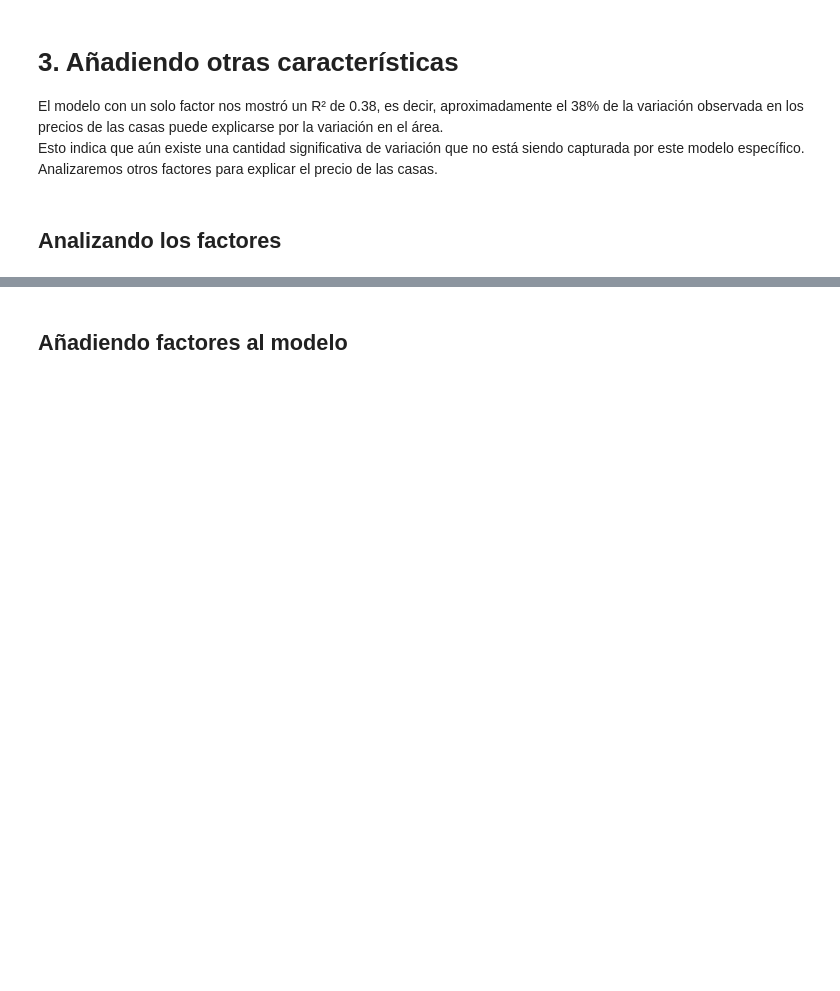
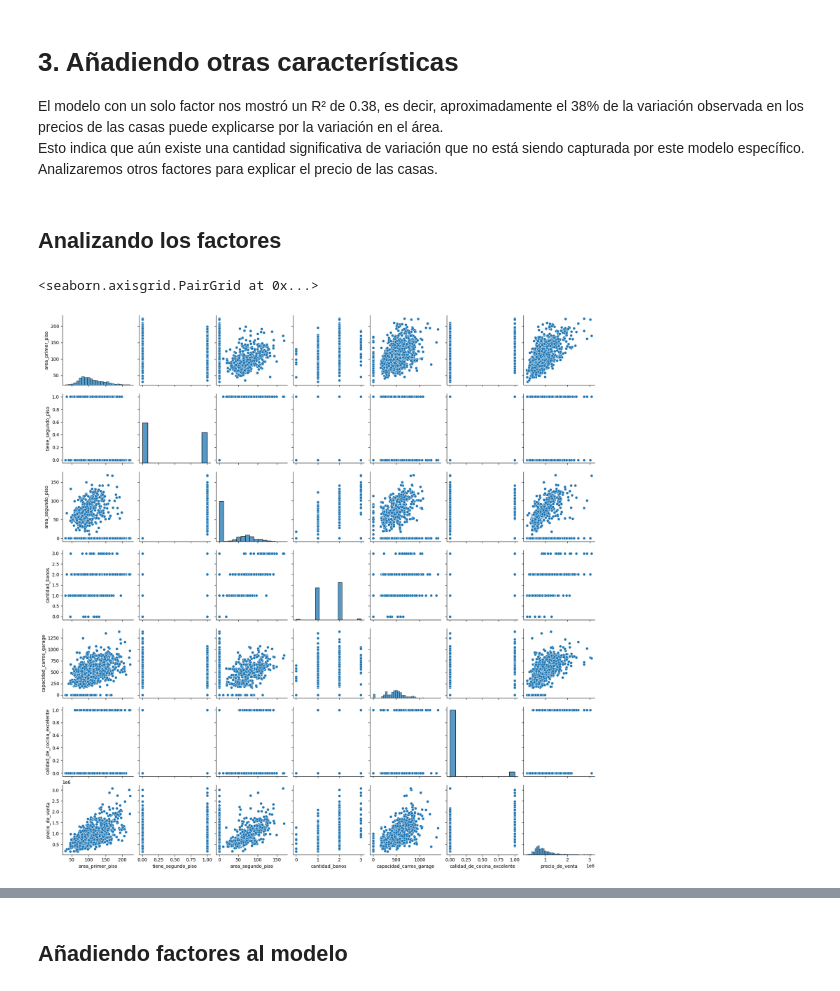
Before and after one commit to DanielRaiicHu/precio_de_inmuebles_regresion_lineal, a Jupyter notebook: precios_de_inmuebles_regresion_lineal.ipynb, the cells around one changed output, grey strips where cells are left out. Cells and saved outputs as stored; diff of their text form; code cells hidden in the pictures; blank space fills up the shorter version.

```diff
--- a/precios_de_inmuebles_regresion_lineal.ipynb
+++ b/precios_de_inmuebles_regresion_lineal.ipynb
@@ -440,0 +437,9 @@ Esto indica que aún existe una cantidad significativa de variación que no est
+# %%
+# cuáles otras características podrían explicar el precio de los inmuebles?
+
+# Exploramos visualmente la relación entre múltiples variables numéricas del DataFrame
+# Esto nos ayuda a identificar qué otras características podrían estar asociadas al precio de venta
+sns.pairplot(datos)
+# %% [output]
+<seaborn.axisgrid.PairGrid at 0x...>
+[figure, added]
```
Also changed, not shown: parts of 25 cells of this notebook.
